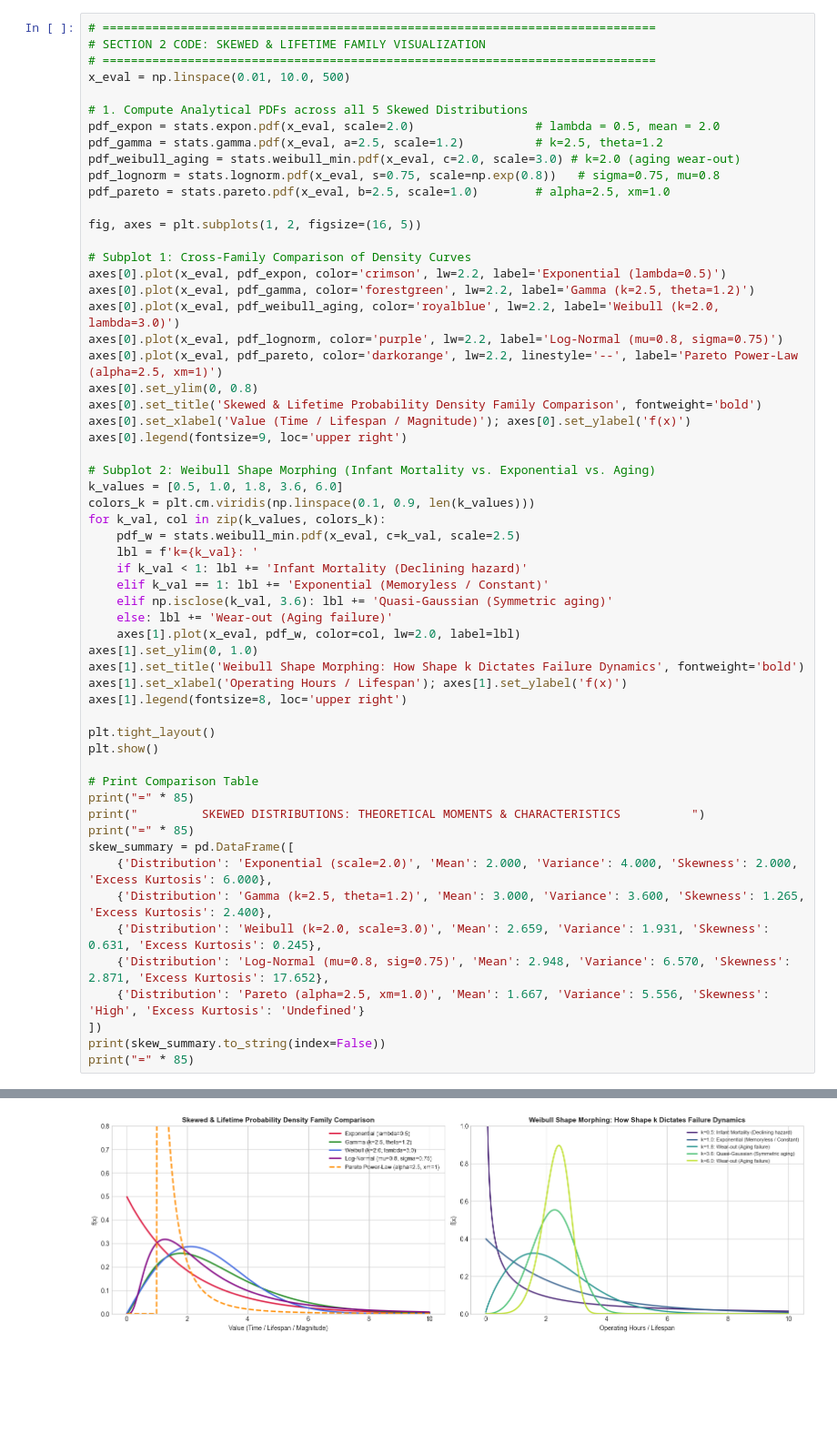
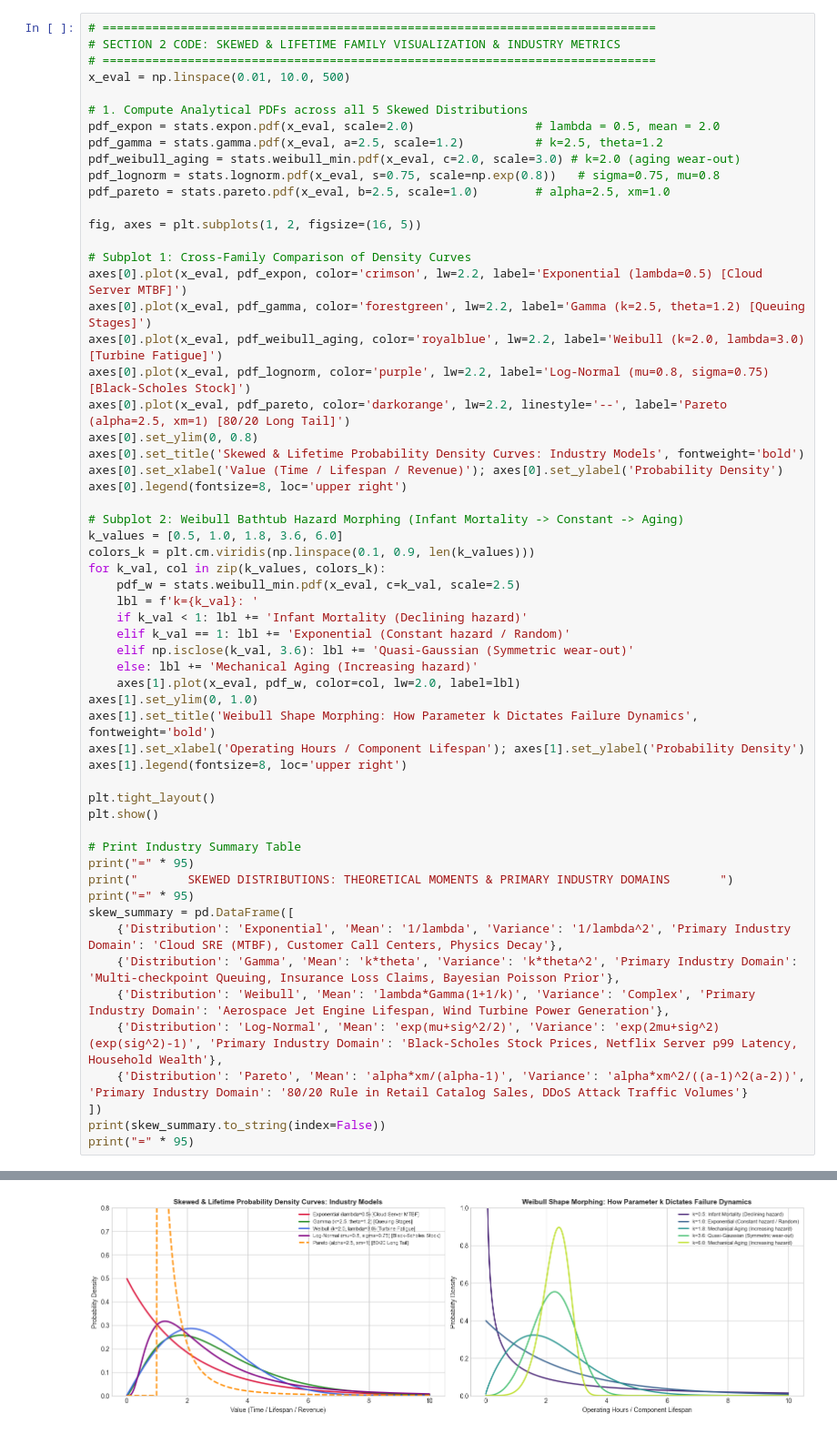
Before and after one commit to Abiads/CDAC-Data-Analytics, a Jupyter notebook: Day6/01_Continuous_Probability_Distributions.ipynb, the cells around one changed output, grey strips where cells are left out. Shown at 91% size. Cells and saved outputs as stored; diff of their text form; blank space fills up the shorter version.

```diff
--- a/Day6/01_Continuous_Probability_Distributions.ipynb
+++ b/Day6/01_Continuous_Probability_Distributions.ipynb
@@ -169,6 +210,6 @@ In engineering, finance, and operational analytics, values cannot be negative, a
 # %%
 # ==============================================================================
-# SECTION 2 CODE: SKEWED & LIFETIME FAMILY VISUALIZATION
+# SECTION 2 CODE: SKEWED & LIFETIME FAMILY VISUALIZATION & INDUSTRY METRICS
 # ==============================================================================
 x_eval = np.linspace(0.01, 10.0, 500)
 
@@ -182,46 +223,46 @@ pdf_pareto = stats.pareto.pdf(x_eval, b=2.5, scale=1.0)        # alpha=2.5, xm=1
 fig, axes = plt.subplots(1, 2, figsize=(16, 5))
 
 # Subplot 1: Cross-Family Comparison of Density Curves
-axes[0].plot(x_eval, pdf_expon, color='crimson', lw=2.2, label='Exponential (lambda=0.5)')
-axes[0].plot(x_eval, pdf_gamma, color='forestgreen', lw=2.2, label='Gamma (k=2.5, theta=1.2)')
-axes[0].plot(x_eval, pdf_weibull_aging, color='royalblue', lw=2.2, label='Weibull (k=2.0, lambda=3.0)')
-axes[0].plot(x_eval, pdf_lognorm, color='purple', lw=2.2, label='Log-Normal (mu=0.8, sigma=0.75)')
-axes[0].plot(x_eval, pdf_pareto, color='darkorange', lw=2.2, linestyle='--', label='Pareto Power-Law (alpha=2.5, xm=1)')
+axes[0].plot(x_eval, pdf_expon, color='crimson', lw=2.2, label='Exponential (lambda=0.5) [Cloud Server MTBF]')
+axes[0].plot(x_eval, pdf_gamma, color='forestgreen', lw=2.2, label='Gamma (k=2.5, theta=1.2) [Queuing Stages]')
+axes[0].plot(x_eval, pdf_weibull_aging, color='royalblue', lw=2.2, label='Weibull (k=2.0, lambda=3.0) [Turbine Fatigue]')
+axes[0].plot(x_eval, pdf_lognorm, color='purple', lw=2.2, label='Log-Normal (mu=0.8, sigma=0.75) [Black-Scholes Stock]')
+axes[0].plot(x_eval, pdf_pareto, color='darkorange', lw=2.2, linestyle='--', label='Pareto (alpha=2.5, xm=1) [80/20 Long Tail]')
 axes[0].set_ylim(0, 0.8)
-axes[0].set_title('Skewed & Lifetime Probability Density Family Comparison', fontweight='bold')
-axes[0].set_xlabel('Value (Time / Lifespan / Magnitude)'); axes[0].set_ylabel('f(x)')
-axes[0].legend(fontsize=9, loc='upper right')
+axes[0].set_title('Skewed & Lifetime Probability Density Curves: Industry Models', fontweight='bold')
+axes[0].set_xlabel('Value (Time / Lifespan / Revenue)'); axes[0].set_ylabel('Probability Density')
+axes[0].legend(fontsize=8, loc='upper right')
 
-# Subplot 2: Weibull Shape Morphing (Infant Mortality vs. Exponential vs. Aging)
+# Subplot 2: Weibull Bathtub Hazard Morphing (Infant Mortality -> Constant -> Aging)
 k_values = [0.5, 1.0, 1.8, 3.6, 6.0]
 colors_k = plt.cm.viridis(np.linspace(0.1, 0.9, len(k_values)))
 for k_val, col in zip(k_values, colors_k):
     pdf_w = stats.weibull_min.pdf(x_eval, c=k_val, scale=2.5)
     lbl = f'k={k_val}: '
     if k_val < 1: lbl += 'Infant Mortality (Declining hazard)'
-    elif k_val == 1: lbl += 'Exponential (Memoryless / Constant)'
-    elif np.isclose(k_val, 3.6): lbl += 'Quasi-Gaussian (Symmetric aging)'
-    else: lbl += 'Wear-out (Aging failure)'
+    elif k_val == 1: lbl += 'Exponential (Constant hazard / Random)'
+    elif np.isclose(k_val, 3.6): lbl += 'Quasi-Gaussian (Symmetric wear-out)'
+    else: lbl += 'Mechanical Aging (Increasing hazard)'
     axes[1].plot(x_eval, pdf_w, color=col, lw=2.0, label=lbl)
 axes[1].set_ylim(0, 1.0)
-axes[1].set_title('Weibull Shape Morphing: How Shape k Dictates Failure Dynamics', fontweight='bold')
-axes[1].set_xlabel('Operating Hours / Lifespan'); axes[1].set_ylabel('f(x)')
+axes[1].set_title('Weibull Shape Morphing: How Parameter k Dictates Failure Dynamics', fontweight='bold')
+axes[1].set_xlabel('Operating Hours / Component Lifespan'); axes[1].set_ylabel('Probability Density')
 axes[1].legend(fontsize=8, loc='upper right')
 
 plt.tight_layout()
 plt.show()
 
-# Print Comparison Table
-print("=" * 85)
-print("         SKEWED DISTRIBUTIONS: THEORETICAL MOMENTS & CHARACTERISTICS          ")
-print("=" * 85)
+# Print Industry Summary Table
+print("=" * 95)
+print("       SKEWED DISTRIBUTIONS: THEORETICAL MOMENTS & PRIMARY INDUSTRY DOMAINS       ")
+print("=" * 95)
 skew_summary = pd.DataFrame([
-    {'Distribution': 'Exponential (scale=2.0)', 'Mean': 2.000, 'Variance': 4.000, 'Skewness': 2.000, 'Excess Kurtosis': 6.000},
-    {'Distribution': 'Gamma (k=2.5, theta=1.2)', 'Mean': 3.000, 'Variance': 3.600, 'Skewness': 1.265, 'Excess Kurtosis': 2.400},
-    {'Distribution': 'Weibull (k=2.0, scale=3.0)', 'Mean': 2.659, 'Variance': 1.931, 'Skewness': 0.631, 'Excess Kurtosis': 0.245},
-    {'Distribution': 'Log-Normal (mu=0.8, sig=0.75)', 'Mean': 2.948, 'Variance': 6.570, 'Skewness': 2.871, 'Excess Kurtosis': 17.652},
-    {'Distribution': 'Pareto (alpha=2.5, xm=1.0)', 'Mean': 1.667, 'Variance': 5.556, 'Skewness': 'High', 'Excess Kurtosis': 'Undefined'}
+    {'Distribution': 'Exponential', 'Mean': '1/lambda', 'Variance': '1/lambda^2', 'Primary Industry Domain': 'Cloud SRE (MTBF), Customer Call Centers, Physics Decay'},
+    {'Distribution': 'Gamma', 'Mean': 'k*theta', 'Variance': 'k*theta^2', 'Primary Industry Domain': 'Multi-checkpoint Queuing, Insurance Loss Claims, Bayesian Poisson Prior'},
+    {'Distribution': 'Weibull', 'Mean': 'lambda*Gamma(1+1/k)', 'Variance': 'Complex', 'Primary Industry Domain': 'Aerospace Jet Engine Lifespan, Wind Turbine Power Generation'},
+    {'Distribution': 'Log-Normal', 'Mean': 'exp(mu+sig^2/2)', 'Variance': 'exp(2mu+sig^2)(exp(sig^2)-1)', 'Primary Industry Domain': 'Black-Scholes Stock Prices, Netflix Server p99 Latency, Household Wealth'},
+    {'Distribution': 'Pareto', 'Mean': 'alpha*xm/(alpha-1)', 'Variance': 'alpha*xm^2/((a-1)^2(a-2))', 'Primary Industry Domain': '80/20 Rule in Retail Catalog Sales, DDoS Attack Traffic Volumes'}
 ])
 print(skew_summary.to_string(index=False))
-print("=" * 85)
+print("=" * 95)
 # %% [output]
@@ -238,4 +279,4 @@ Log-Normal (mu=0.8, sig=0.75) 2.948     6.570    2.871          17.652
-[figure, old version]
+[figure, new version]
 # %% [markdown]
 ## 3. Inferential & Hypothesis Testing Distributions
 
```
Also changed, not shown: parts of 16 cells of this notebook, 1 other file.
